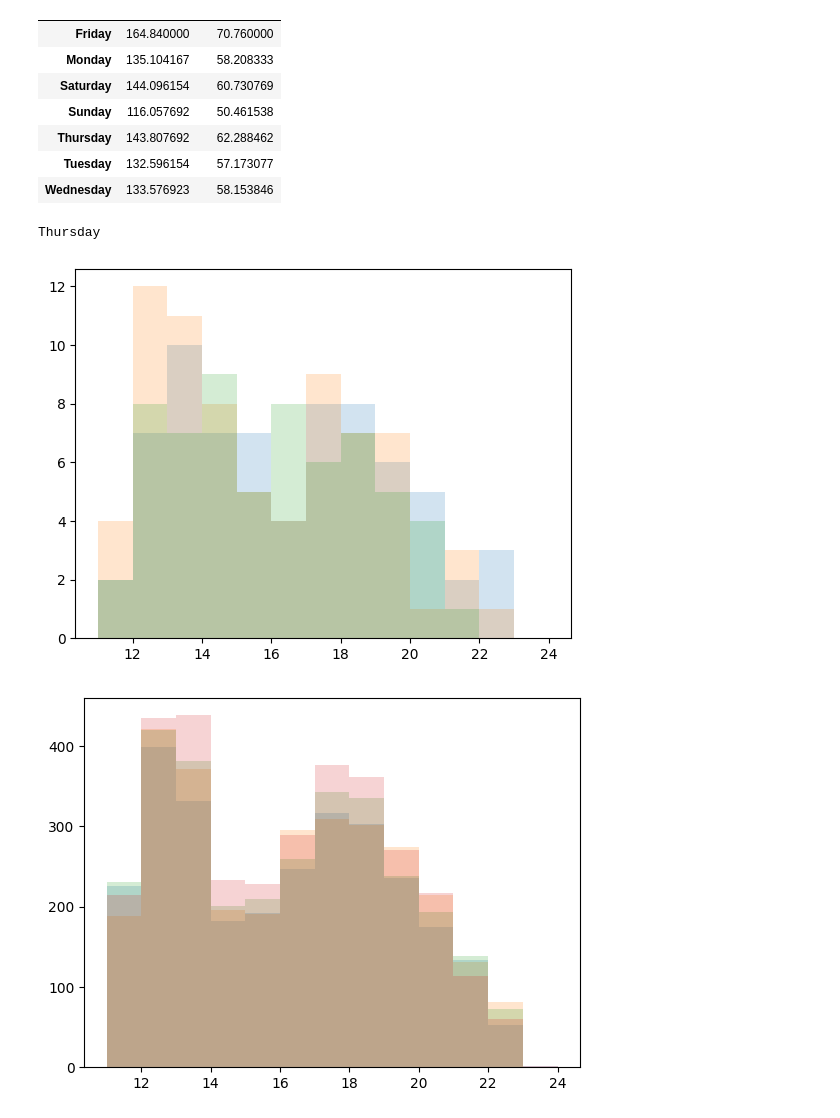
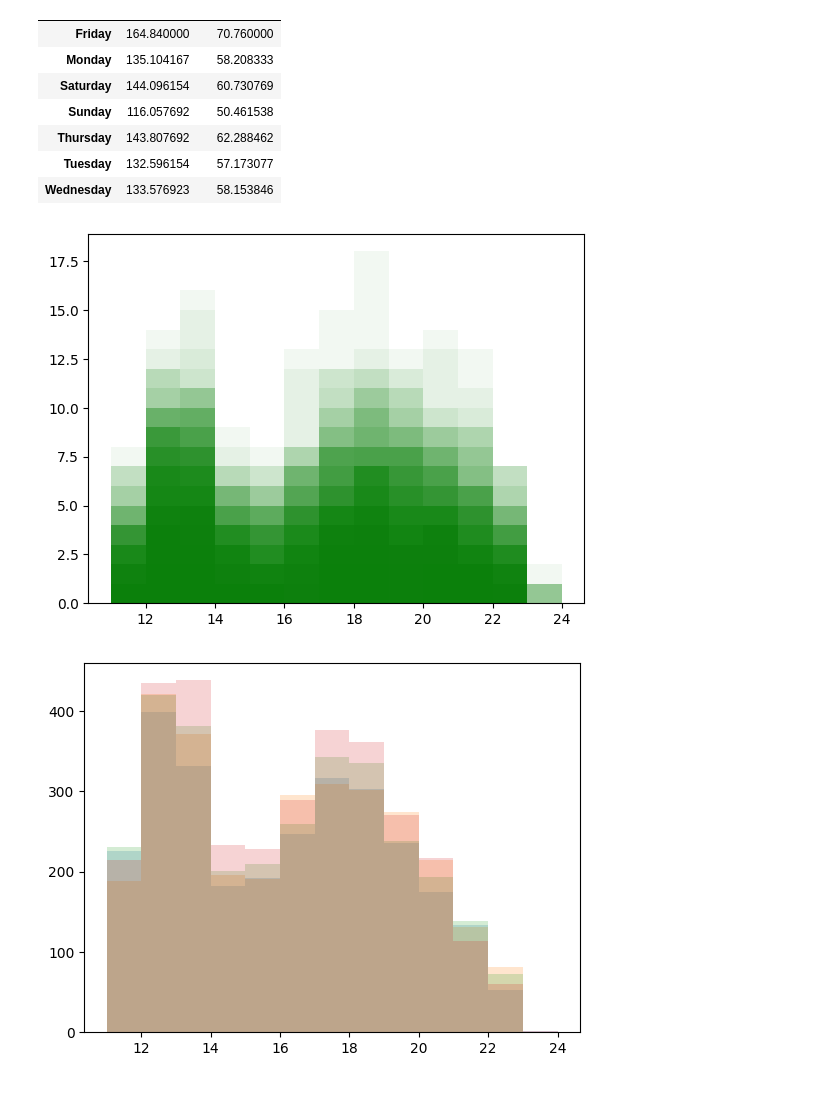
Before and after one commit to spencers145/pizza-study, a Jupyter notebook: study.ipynb, the cells around one changed output. Cells and saved outputs as stored; diff of their text form; code cells hidden in the pictures.

```diff
--- a/study.ipynb
+++ b/study.ipynb
@@ -227,14 +228,13 @@ daily_sales[["item_count", "order_count", "weekday"]].groupby("weekday").mean()
 | Tuesday | 132.596154 | 57.173077 |
 | Wednesday | 133.576923 | 58.153846 |
 # %%
-for date_index in [1, 8, 15]:
+# overlay bar graphs of which hours people are ordering food
+for date_index in range(2, 365, 7):
     orders_this_day = orders[orders["order_date_index"] == date_index]
     order_times = orders_this_day["order_time"].apply(lambda time: datetime.strptime(time, "%H:%M:%S").hour)
-    pyplot.hist(order_times, bins = [11, 12, 13, 14, 15, 16, 17, 18, 19, 20, 21, 22, 23, 24], alpha = 0.2)
-print(orders_this_day.iloc[0]["order_date_weekday"])
+    pyplot.hist(order_times, bins = [11, 12, 13, 14, 15, 16, 17, 18, 19, 20, 21, 22, 23, 24], alpha = 0.05, color = "green")
 # %% [output]
-Thursday
-[figure, old version]
+[figure, new version]
 # %%
 # Monday, Tuesday, Wednesday, and Thursday are pretty similar.
 # first peak is 12 PM - 2 PM. second smaller peak rounds out at 5 PM - 7 PM
```
Also changed, not shown: parts of 7 cells of this notebook, 2 other files.
